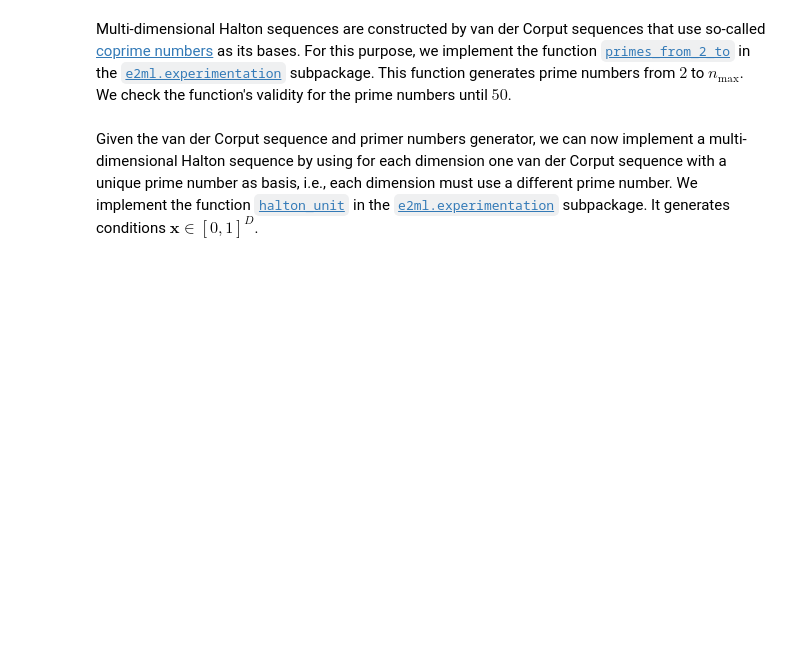
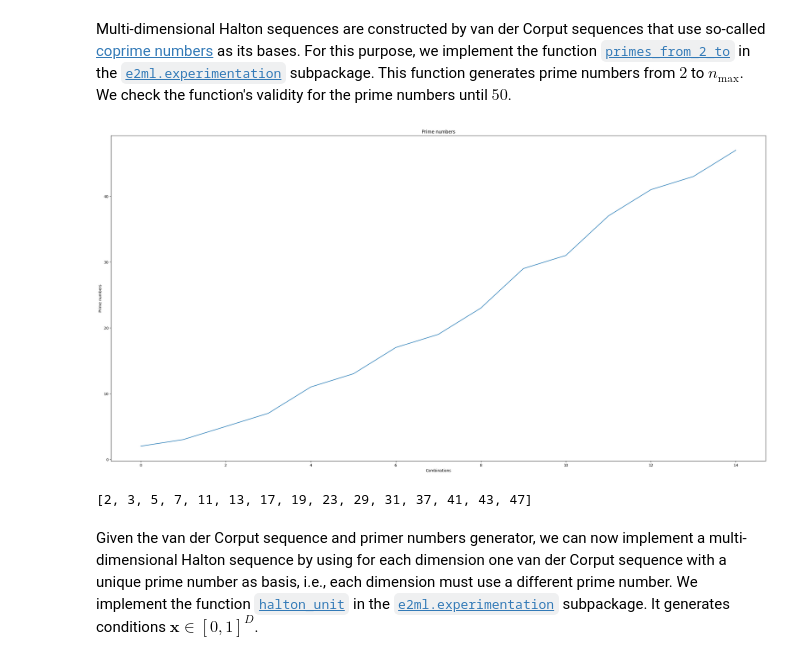
Before and after one commit to Liphip/e2ml, a Jupyter notebook: notebooks/06_classic_doe_II.ipynb, the cells around one changed output. Cells and saved outputs as stored; diff of their text form; code cells hidden in the pictures; blank space fills up the shorter version.

```diff
--- a/notebooks/06_classic_doe_II.ipynb
+++ b/notebooks/06_classic_doe_II.ipynb
@@ -101,7 +174,22 @@ Multi-dimensional Halton sequences are constructed by van der Corput sequences t
 # %%
 from e2ml.experimentation import primes_from_2_to
 exp_prime_numbers = np.array([2, 3, 5, 7, 11, 13, 17, 19, 23, 29, 31, 37, 41, 43, 47])
-np.testing.assert_array_equal(primes_from_2_to(50), exp_prime_numbers)
+primes_from_2_to_50 = primes_from_2_to(50)
+np.testing.assert_array_equal(primes_from_2_to_50, exp_prime_numbers)
+
+# Plot the prime numbers
+fig = plt.figure(figsize=(32, 16))
+plt.plot(primes_from_2_to_50)
+plt.xlabel('Combinations')
+plt.ylabel('Prime numbers')
+plt.title('Prime numbers')
+plt.show()
+
+# Print the prime numbers
+print(primes_from_2_to_50)
+# %% [output]
+[figure, added]
+[2, 3, 5, 7, 11, 13, 17, 19, 23, 29, 31, 37, 41, 43, 47]
 # %% [markdown]
 Given the van der Corput sequence and primer numbers generator, we can now implement a multi-dimensional Halton sequence by using for each dimension one van der Corput sequence with a unique prime number as basis, i.e., each dimension must use a different prime number.
 We implement the function [`halton_unit`](../e2ml/experimentation/_halton.py) in the [`e2ml.experimentation`](../e2ml/experimentation) subpackage. It generates conditions $\mathbf{x} \in [0, 1]^D$.
```
Also changed, not shown: parts of 20 cells of this notebook, 3 other files.
